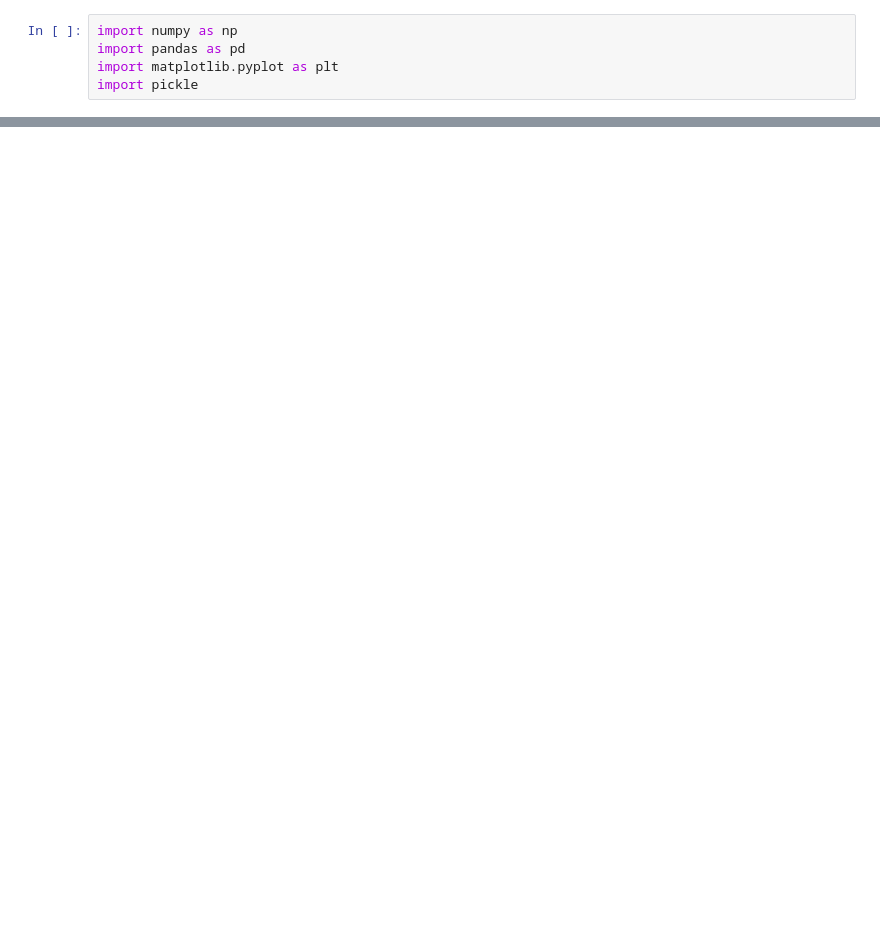
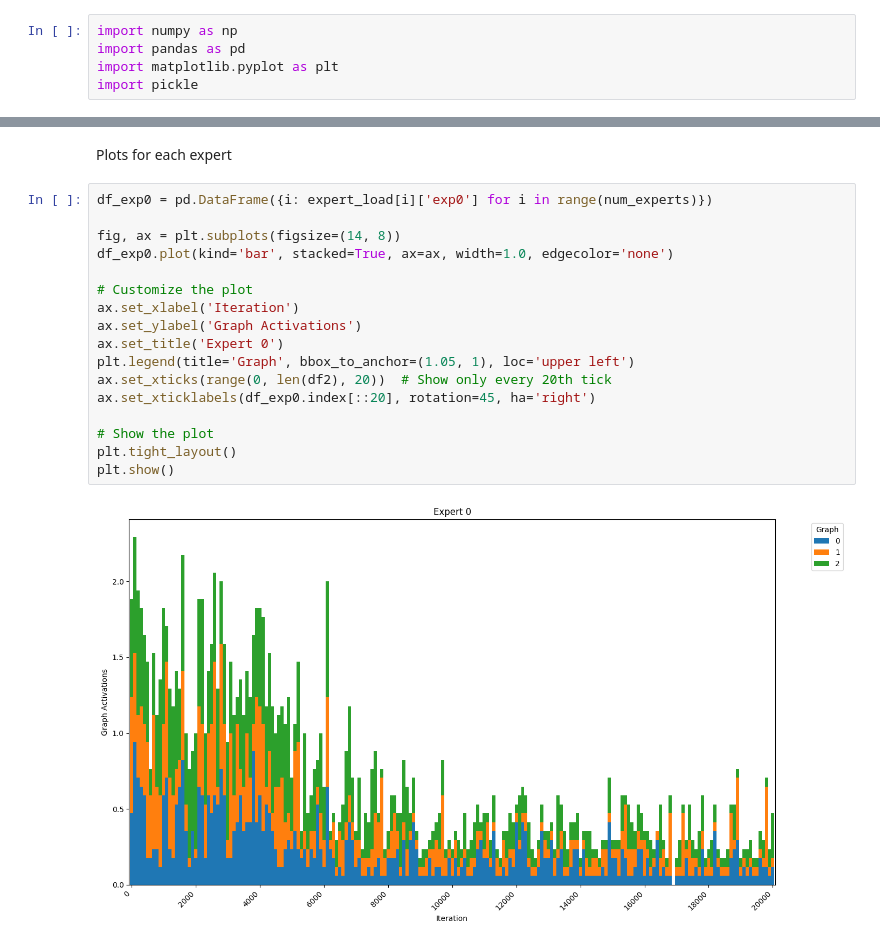
Before and after one commit to mikailkhona/MoE_Interpretability, a Jupyter notebook: analysis.ipynb, the cells around one changed output, grey strips where cells are left out. Saved outputs shown, nothing was run; the diff lists cells and outputs as text; blank space fills up the shorter version.

```diff
--- a/analysis.ipynb
+++ b/analysis.ipynb
@@ -88,0 +92,21 @@ plt.show()
+# %% [markdown]
+Plots for each expert
+# %%
+df_exp0 = pd.DataFrame({i: expert_load[i]['exp0'] for i in range(num_experts)})
+
+fig, ax = plt.subplots(figsize=(14, 8))
+df_exp0.plot(kind='bar', stacked=True, ax=ax, width=1.0, edgecolor='none')
+
+# Customize the plot
+ax.set_xlabel('Iteration')
+ax.set_ylabel('Graph Activations')
+ax.set_title('Expert 0')
+plt.legend(title='Graph', bbox_to_anchor=(1.05, 1), loc='upper left')
+ax.set_xticks(range(0, len(df2), 20))  # Show only every 20th tick
+ax.set_xticklabels(df_exp0.index[::20], rotation=45, ha='right')
+
+# Show the plot
+plt.tight_layout()
+plt.show()
+# %% [output]
+[figure, added]
```
Also changed, not shown: parts of 7 cells of this notebook, 6 other files.
